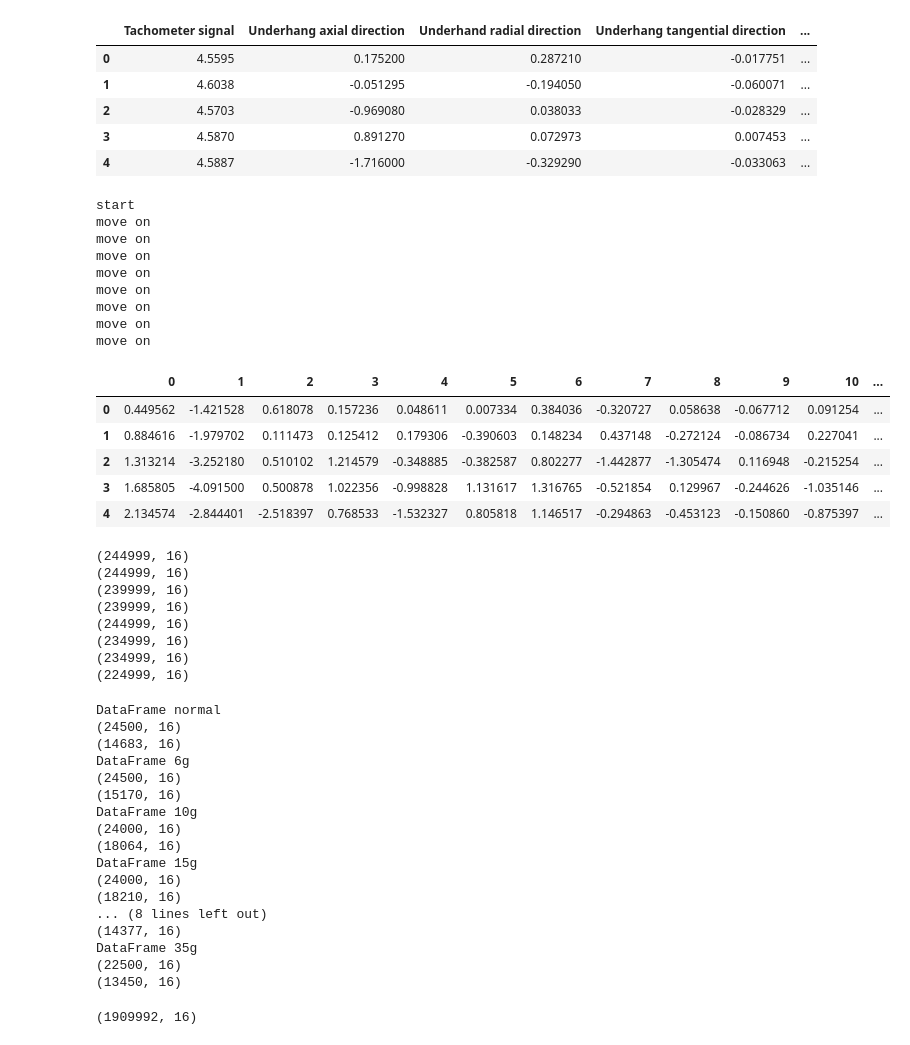
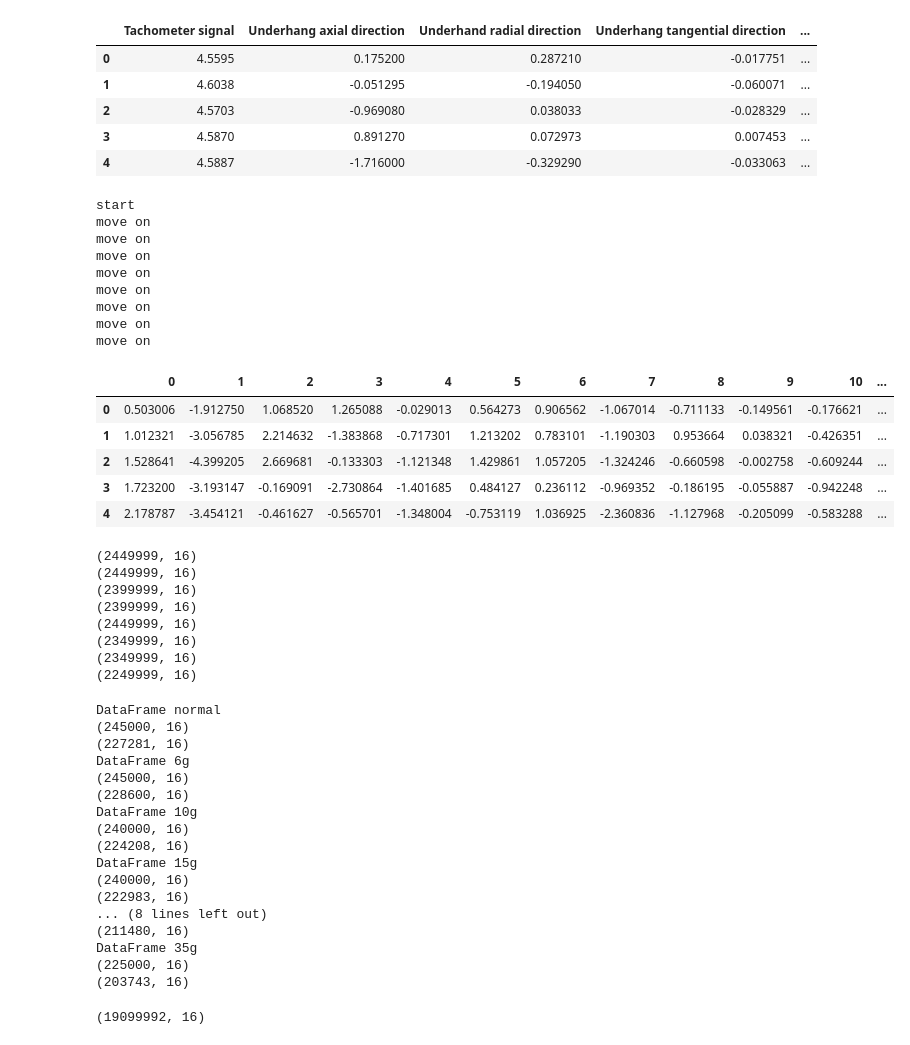
Before and after one commit to VincentLombardi/SMRTTECH-4AI3---FInal-Project, a Jupyter notebook: modeling.ipynb, the cells around one changed output. Drawn from its saved outputs; the diff is of its cells as text; code cells hidden in the pictures.

Commit message:
trying a bigger sample size to see if the accuracy will improve

```diff
--- a/modeling.ipynb
+++ b/modeling.ipynb
@@ -97,33 +97,33 @@ df_normal.head()
 # %%
 # FFT
 from scipy import signal
 dfs = [df_normal, df_imablance6, df_imablance10, df_imablance15, df_imablance20, df_imablance25,df_imablance30,df_imablance35]
 i = 0
 print("start")
 for df in dfs:
-    df = df.sample(frac=0.01, replace=True, random_state=1, ignore_index= True)
+    df = df.sample(frac=0.1, replace=True, random_state=1, ignore_index= True)
     fft = signal.fftconvolve(df,df[::-1],mode='full')
     dfs[i] = pd.DataFrame(fft)
     i +=1
     print("move on")
 
 dfs[0].head()
 # %% [output]
 start
 move on
 move on
 move on
 move on
 move on
 move on
 move on
 move on
 |  | 0 | 1 | 2 | 3 | 4 | 5 | 6 | 7 | 8 | 9 | 10 | ... |
-| 0 | 0.449562 | -1.421528 | 0.618078 | 0.157236 | 0.048611 | 0.007334 | 0.384036 | -0.320727 | 0.058638 | -0.067712 | 0.091254 | ... |
-| 1 | 0.884616 | -1.979702 | 0.111473 | 0.125412 | 0.179306 | -0.390603 | 0.148234 | 0.437148 | -0.272124 | -0.086734 | 0.227041 | ... |
-| 2 | 1.313214 | -3.252180 | 0.510102 | 1.214579 | -0.348885 | -0.382587 | 0.802277 | -1.442877 | -1.305474 | 0.116948 | -0.215254 | ... |
-| 3 | 1.685805 | -4.091500 | 0.500878 | 1.022356 | -0.998828 | 1.131617 | 1.316765 | -0.521854 | 0.129967 | -0.244626 | -1.035146 | ... |
-| 4 | 2.134574 | -2.844401 | -2.518397 | 0.768533 | -1.532327 | 0.805818 | 1.146517 | -0.294863 | -0.453123 | -0.150860 | -0.875397 | ... |
+| 0 | 0.503006 | -1.912750 | 1.068520 | 1.265088 | -0.029013 | 0.564273 | 0.906562 | -1.067014 | -0.711133 | -0.149561 | -0.176621 | ... |
+| 1 | 1.012321 | -3.056785 | 2.214632 | -1.383868 | -0.717301 | 1.213202 | 0.783101 | -1.190303 | 0.953664 | 0.038321 | -0.426351 | ... |
+| 2 | 1.528641 | -4.399205 | 2.669681 | -0.133303 | -1.121348 | 1.429861 | 1.057205 | -1.324246 | -0.660598 | -0.002758 | -0.609244 | ... |
+| 3 | 1.723200 | -3.193147 | -0.169091 | -2.730864 | -1.401685 | 0.484127 | 0.236112 | -0.969352 | -0.186195 | -0.055887 | -0.942248 | ... |
+| 4 | 2.178787 | -3.454121 | -0.461627 | -0.565701 | -1.348004 | -0.753119 | 1.036925 | -2.360836 | -1.127968 | -0.205099 | -0.583288 | ... |
 # %%
 # here we add a new column to the data frames which will be our label
 # labels = ["normal", "6g", "10g", "15g", "20g", "25g", "30g", "35g"]
@@ -139,14 +139,14 @@ for i in range(len(dfs)):
 for df in dfs:
     print(df.shape)
 # %% [output]
-(244999, 16)
-(244999, 16)
-(239999, 16)
-(239999, 16)
-(244999, 16)
-(234999, 16)
-(234999, 16)
-(224999, 16)
+(2449999, 16)
+(2449999, 16)
+(2399999, 16)
+(2399999, 16)
+(2449999, 16)
+(2349999, 16)
+(2349999, 16)
+(2249999, 16)
 # %%
 #This is a 10% sample which we will run with this sample size as the full data set is too big and takes too long to run
 dataframeNames = ['normal', '6g', '10g', '15g', '20g', '25g', '30g', '35g']
@@ -162,7 +162,7 @@ for df in dfs:
             mean = df[col].mean()
             std = df[col].std()
             for row in df[col]:
-                if abs((row - mean) / std) > 2:
+                if abs((row - mean) / std) > 3:
                     val = df[df[col] == row].index[0]
                     if val not in index:
                         index.append(val)
@@ -172,26 +172,26 @@ for df in dfs:
     dataFrame+=1
 # %% [output]
 DataFrame normal
-(24500, 16)
-(14683, 16)
+(245000, 16)
+(227281, 16)
 DataFrame 6g
-(24500, 16)
-(15170, 16)
+(245000, 16)
+(228600, 16)
 DataFrame 10g
-(24000, 16)
-(18064, 16)
+(240000, 16)
+(224208, 16)
 DataFrame 15g
-(24000, 16)
-(18210, 16)
+(240000, 16)
+(222983, 16)
 ... (8 lines left out)
-(14377, 16)
+(211480, 16)
 DataFrame 35g
-(22500, 16)
-(13450, 16)
+(225000, 16)
+(203743, 16)
 # %%
 total_df = pd.concat(dfs)
 print(total_df.shape)
 path = r'C:\Users\elavi\Desktop\A.I and Machine Learning\A.I Data\fftData.csv'
 total_df.to_csv(path)
 # %% [output]
-(1909992, 16)
+(19099992, 16)
```
